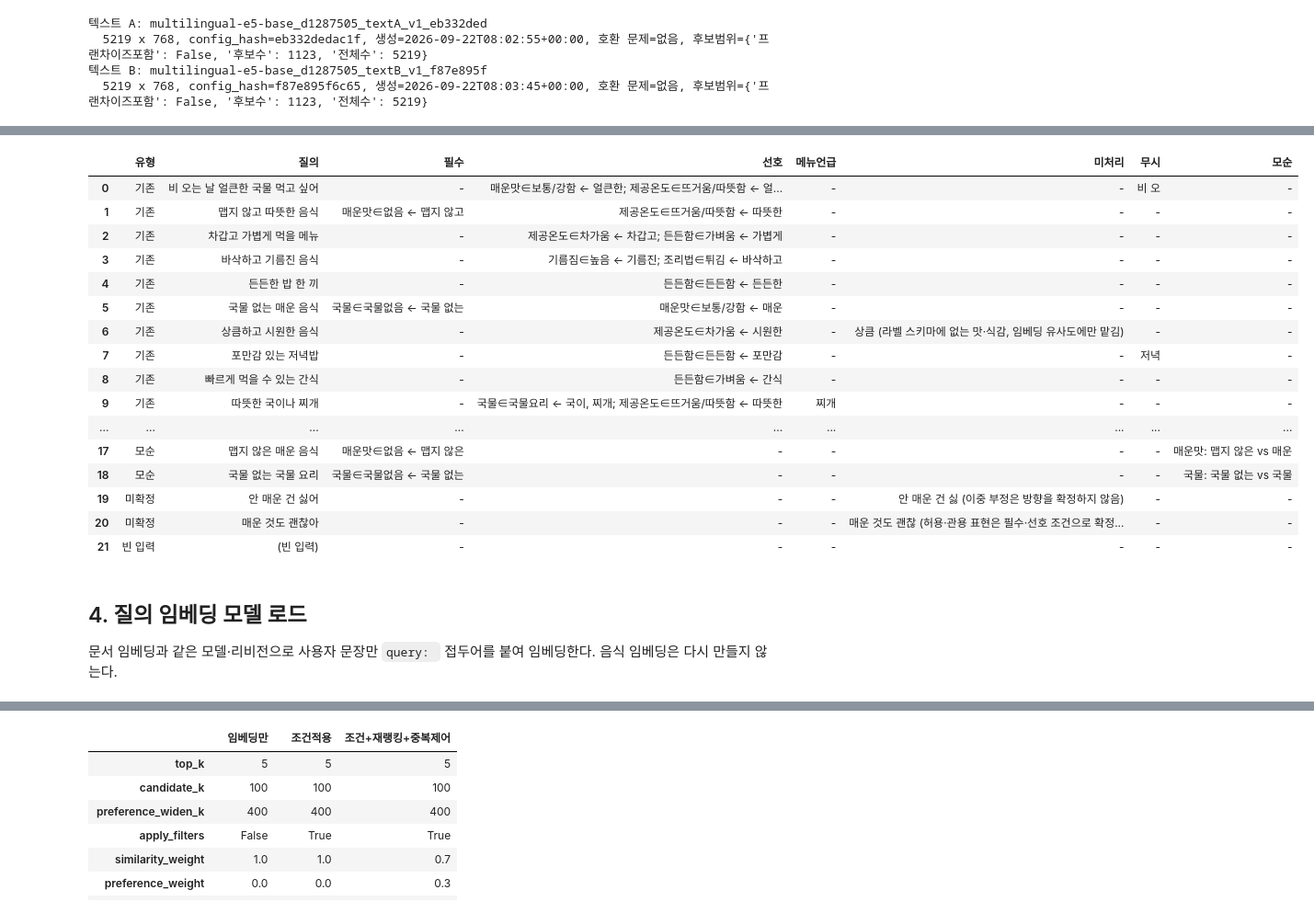
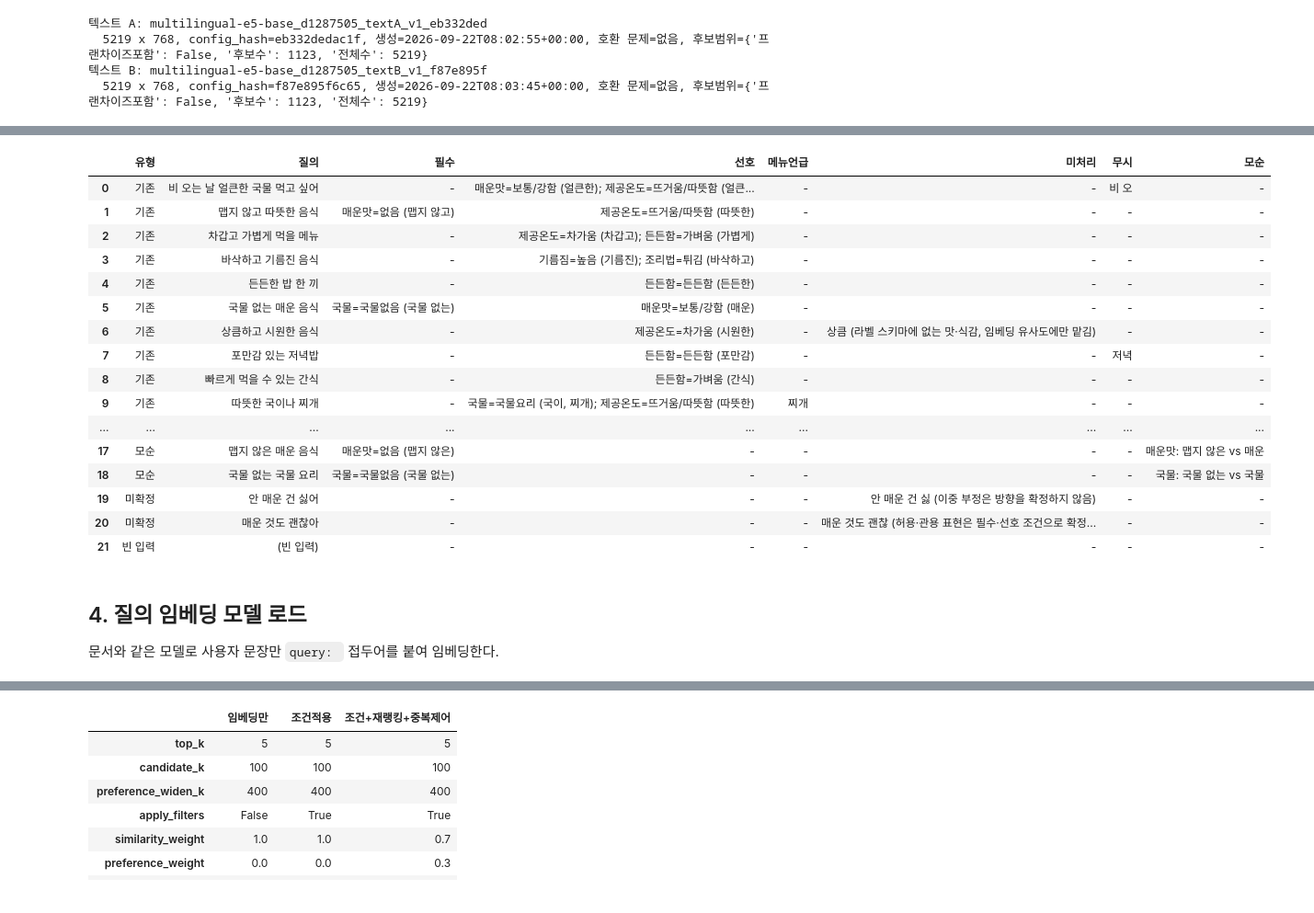
Before and after one commit to JeongHyck06/Menu-recommend-algorithmn, a Jupyter notebook: notebooks/05_recommendation_test.ipynb, the cells around one changed output, grey strips where cells are left out. Shown at 92% size. Cells and saved outputs as stored; diff of their text form; code cells hidden in the pictures.

```diff
--- a/notebooks/05_recommendation_test.ipynb
+++ b/notebooks/05_recommendation_test.ipynb
@@ -149,54 +131,54 @@ BASE_QUERIES = [
     "느끼하지 않은 담백한 음식",
     "단짠단짠한 음식",
 ]
 EXTRA_QUERIES = {
     "부정": ["매운 거 싫어", "튀김 말고 구운 치킨"],
     "복합": ["피자 먹고 싶은데 느끼하지 않은 걸로", "차가운 국물 요리", "너무 맵지 않은 국물 요리"],
     "모순": ["맵지 않은 매운 음식", "국물 없는 국물 요리"],
     "미확정": ["안 매운 건 싫어", "매운 것도 괜찮아"],
     "빈 입력": [""],
 }
 ALL_QUERIES = BASE_QUERIES + [q for qs in EXTRA_QUERIES.values() for q in qs]
 QUERY_KIND = {q: "기존" for q in BASE_QUERIES}
 QUERY_KIND.update({q: kind for kind, qs in EXTRA_QUERIES.items() for q in qs})
 
 
 def parse_row(q):
     p = parse_query(q)
-    fmt = lambda conds: "; ".join(f"{c.attribute}∈{'/'.join(c.allowed)} ← {c.evidence}" for c in conds) or "-"
+    fmt = lambda conds: "; ".join(f"{c.attribute}={'/'.join(c.allowed)} ({c.evidence})" for c in conds) or "-"
     return {
         "유형": QUERY_KIND[q], "질의": q or "(빈 입력)", "필수": fmt(p.hard), "선호": fmt(p.soft),
         "메뉴언급": ", ".join(p.menu_terms) or "-",
         "미처리": "; ".join(f"{u['expression']} ({u['reason']})" for u in p.unhandled) or "-",
         "무시": ", ".join(i["expression"] for i in p.ignored) or "-",
         "모순": "; ".join(f"{c['attribute']}: {c['evidence']}" for c in p.contradictions) or "-",
     }
 
 
 parsed_df = pd.DataFrame([parse_row(q) for q in ALL_QUERIES])
 parsed_df
 # %% [output]
 |  | 유형 | 질의 | 필수 | 선호 | 메뉴언급 | 미처리 | 무시 | 모순 |
-| 0 | 기존 | 비 오는 날 얼큰한 국물 먹고 싶어 | - | 매운맛∈보통/강함 ← 얼큰한; 제공온도∈뜨거움/따뜻함 ← 얼... | - | - | 비 오 | - |
-| 1 | 기존 | 맵지 않고 따뜻한 음식 | 매운맛∈없음 ← 맵지 않고 | 제공온도∈뜨거움/따뜻함 ← 따뜻한 | - | - | - | - |
-| 2 | 기존 | 차갑고 가볍게 먹을 메뉴 | - | 제공온도∈차가움 ← 차갑고; 든든함∈가벼움 ← 가볍게 | - | - | - | - |
-| 3 | 기존 | 바삭하고 기름진 음식 | - | 기름짐∈높음 ← 기름진; 조리법∈튀김 ← 바삭하고 | - | - | - | - |
-| 4 | 기존 | 든든한 밥 한 끼 | - | 든든함∈든든함 ← 든든한 | - | - | - | - |
-| 5 | 기존 | 국물 없는 매운 음식 | 국물∈국물없음 ← 국물 없는 | 매운맛∈보통/강함 ← 매운 | - | - | - | - |
-| 6 | 기존 | 상큼하고 시원한 음식 | - | 제공온도∈차가움 ← 시원한 | - | 상큼 (라벨 스키마에 없는 맛·식감, 임베딩 유사도에만 맡김) | - | - |
-| 7 | 기존 | 포만감 있는 저녁밥 | - | 든든함∈든든함 ← 포만감 | - | - | 저녁 | - |
-| 8 | 기존 | 빠르게 먹을 수 있는 간식 | - | 든든함∈가벼움 ← 간식 | - | - | - | - |
-| 9 | 기존 | 따뜻한 국이나 찌개 | - | 국물∈국물요리 ← 국이, 찌개; 제공온도∈뜨거움/따뜻함 ← 따뜻한 | 찌개 | - | - | - |
+| 0 | 기존 | 비 오는 날 얼큰한 국물 먹고 싶어 | - | 매운맛=보통/강함 (얼큰한); 제공온도=뜨거움/따뜻함 (얼큰... | - | - | 비 오 | - |
+| 1 | 기존 | 맵지 않고 따뜻한 음식 | 매운맛=없음 (맵지 않고) | 제공온도=뜨거움/따뜻함 (따뜻한) | - | - | - | - |
+| 2 | 기존 | 차갑고 가볍게 먹을 메뉴 | - | 제공온도=차가움 (차갑고); 든든함=가벼움 (가볍게) | - | - | - | - |
+| 3 | 기존 | 바삭하고 기름진 음식 | - | 기름짐=높음 (기름진); 조리법=튀김 (바삭하고) | - | - | - | - |
+| 4 | 기존 | 든든한 밥 한 끼 | - | 든든함=든든함 (든든한) | - | - | - | - |
+| 5 | 기존 | 국물 없는 매운 음식 | 국물=국물없음 (국물 없는) | 매운맛=보통/강함 (매운) | - | - | - | - |
+| 6 | 기존 | 상큼하고 시원한 음식 | - | 제공온도=차가움 (시원한) | - | 상큼 (라벨 스키마에 없는 맛·식감, 임베딩 유사도에만 맡김) | - | - |
+| 7 | 기존 | 포만감 있는 저녁밥 | - | 든든함=든든함 (포만감) | - | - | 저녁 | - |
+| 8 | 기존 | 빠르게 먹을 수 있는 간식 | - | 든든함=가벼움 (간식) | - | - | - | - |
+| 9 | 기존 | 따뜻한 국이나 찌개 | - | 국물=국물요리 (국이, 찌개); 제공온도=뜨거움/따뜻함 (따뜻한) | 찌개 | - | - | - |
 | ... | ... | ... | ... | ... | ... | ... | ... | ... |
-| 17 | 모순 | 맵지 않은 매운 음식 | 매운맛∈없음 ← 맵지 않은 | - | - | - | - | 매운맛: 맵지 않은 vs 매운 |
-| 18 | 모순 | 국물 없는 국물 요리 | 국물∈국물없음 ← 국물 없는 | - | - | - | - | 국물: 국물 없는 vs 국물 |
+| 17 | 모순 | 맵지 않은 매운 음식 | 매운맛=없음 (맵지 않은) | - | - | - | - | 매운맛: 맵지 않은 vs 매운 |
+| 18 | 모순 | 국물 없는 국물 요리 | 국물=국물없음 (국물 없는) | - | - | - | - | 국물: 국물 없는 vs 국물 |
 | 19 | 미확정 | 안 매운 건 싫어 | - | - | - | 안 매운 건 싫 (이중 부정은 방향을 확정하지 않음) | - | - |
 | 20 | 미확정 | 매운 것도 괜찮아 | - | - | - | 매운 것도 괜찮 (허용·관용 표현은 필수·선호 조건으로 확정... | - | - |
 | 21 | 빈 입력 | (빈 입력) | - | - | - | - | - | - |
 # %% [markdown]
 ## 4. 질의 임베딩 모델 로드
 
-문서 임베딩과 같은 모델·리비전으로 사용자 문장만 `query: ` 접두어를 붙여 임베딩한다. 음식 임베딩은 다시 만들지 않는다.
+문서와 같은 모델로 사용자 문장만 `query: ` 접두어를 붙여 임베딩한다.
 # %%
 t0 = time.time()
 embedder = E5Embedder(spec=DEFAULT_SPEC)
```
Also changed, not shown: parts of 36 cells of this notebook, 5 other files.
